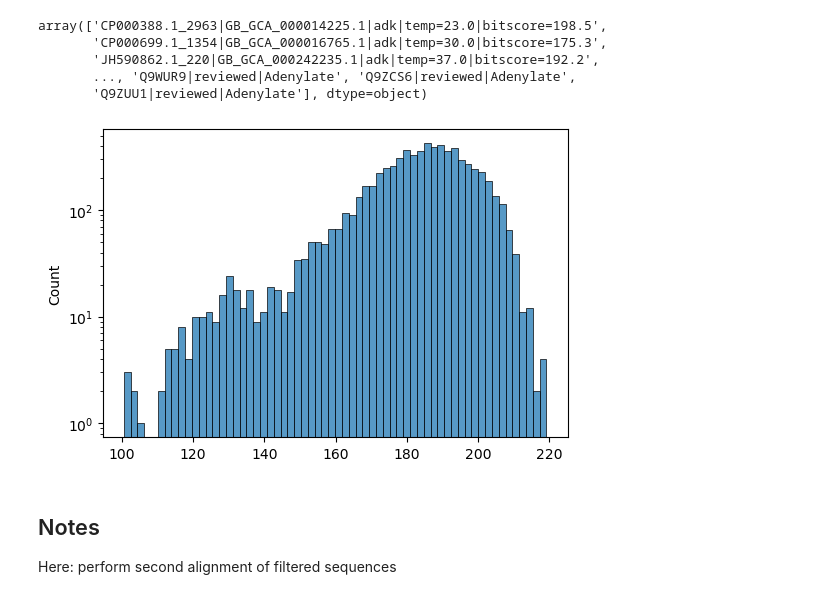
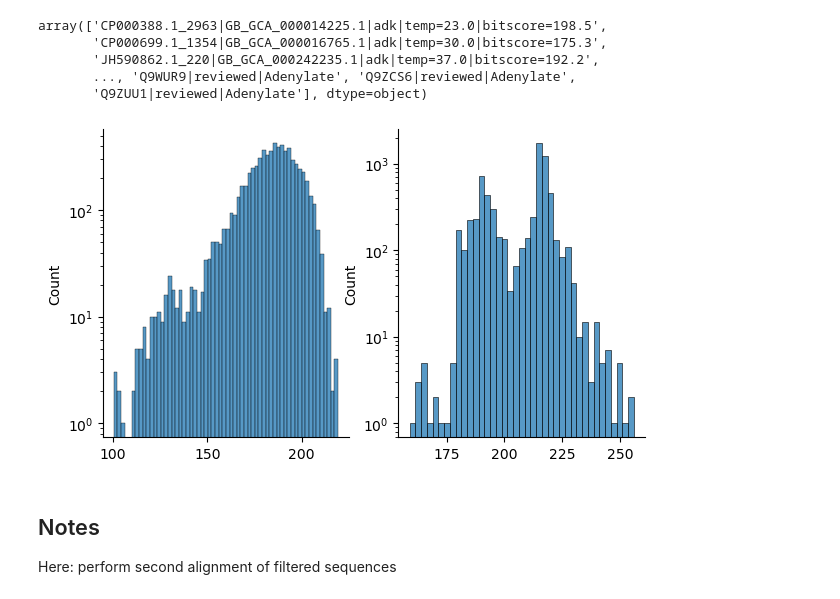
Before and after one commit to realmichaelhoffert/adenylate_kinase_ogt, a Jupyter notebook: notebooks/02_filtering.ipynb, the cells around one changed output. Saved outputs shown, nothing was run; the diff lists cells and outputs as text; code cells hidden in the pictures.

```diff
--- a/notebooks/02_filtering.ipynb
+++ b/notebooks/02_filtering.ipynb
@@ -732,11 +732,18 @@ array(['CP000388.1_2963|GB_GCA_000014225.1|adk|temp=23.0|bitscore=198.5',
 with open('./../data/high_qual_alignments/full_adk_reps.filtered.faa', 'r') as handle:
     records = [r for r in SeqIO.parse(handle, format='fasta')]
 # %%
-fig, ax = plt.subplots(figsize=(6,4))
+fig = plt.figure(figsize=(7,4))
+ax = fig.add_subplot(1,2,1)
 sns.histplot([get_bitscore(r.id) for r in records])
 ax.set_yscale('log')
+sns.despine()
+
+ax = fig.add_subplot(1,2,2)
+sns.histplot([len(r.seq) for r in records])
+ax.set_yscale('log')
+sns.despine()
 # %% [output]
-[figure, old version]
+[figure, new version]
 # %% [markdown]
 ## Notes
 Here: perform second alignment of filtered sequences
```
Also changed, not shown: parts of 16 cells of this notebook.
